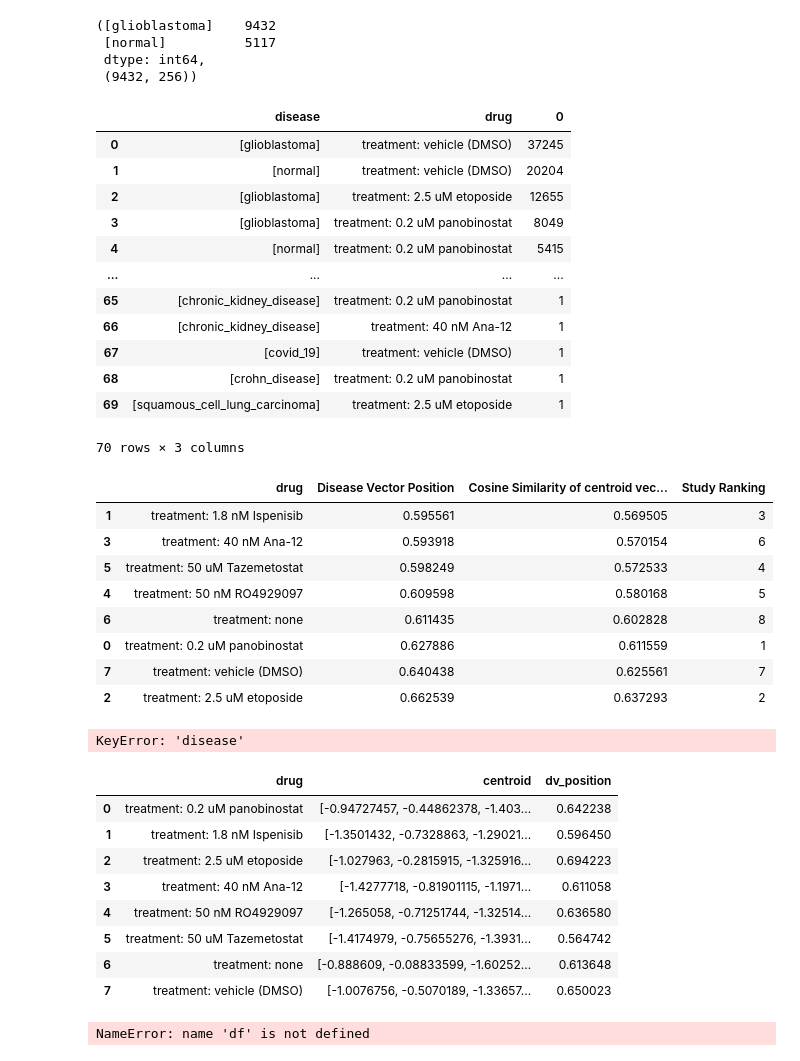
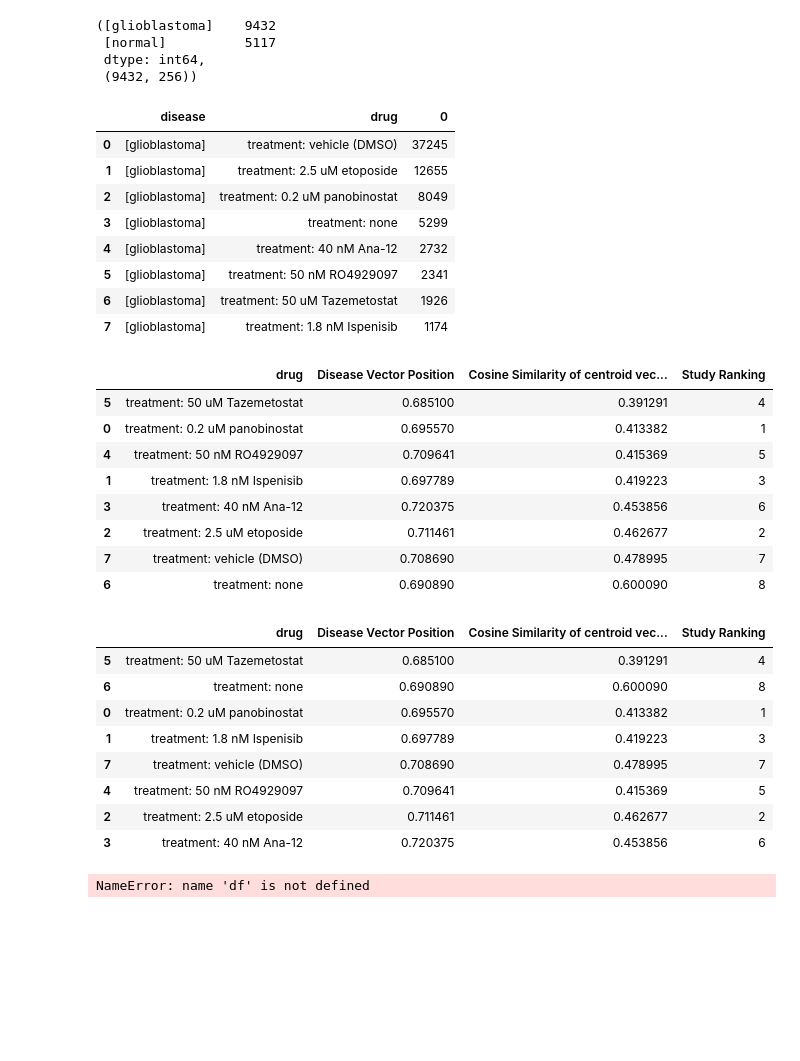
Before and after one commit to absentia-labs/disease-vectors, a Jupyter notebook: analysis/notebooks/glioblastoma_drug_screen.ipynb, the cells around one changed output. Drawn from its saved outputs; the diff is of its cells as text; code cells hidden in the pictures; blank space fills up the shorter version.

```diff
--- a/analysis/notebooks/glioblastoma_drug_screen.ipynb
+++ b/analysis/notebooks/glioblastoma_drug_screen.ipynb
@@ -148,77 +148,68 @@ df_g.to_pickle(EMBEDDING_DIR + "embeddings.pkl")
 # Analysis of df_g
 import numpy as np
 df_g = pd.read_pickle(EMBEDDING_DIR + "embeddings.pkl")
 df_g['disease'] = np.array(df_g['predictions'].tolist())[:, tok.phenotypic_types.index('disease')]
 
 
 
 v = b - a
 v /= np.dot(v,v)
 
-#df_g = df_g[df_g['disease'] == '[normal]']
-#df_g = df_g[df_g['disease'] == '[glioblastoma]']
+
+s_a = np.array(df_g[(df_g['disease'] == "[normal]") & (df_g['drug'] == "treatment: none")]['embeddings'].tolist()).mean(axis=0)
+
+df_g = df_g[df_g['disease'] == '[glioblastoma]']
+
 study_ranking = drug_effectiveness_rank = {
     "treatment: 0.2 uM panobinostat": 1,
     "treatment: 2.5 uM etoposide": 2,
     "treatment: 1.8 nM Ispenisib": 3,
     "treatment: 50 uM Tazemetostat": 4,
     "treatment: 50 nM RO4929097": 5,
     "treatment: 40 nM Ana-12": 6,
     "treatment: vehicle (DMSO)": 7,
     "treatment: none": 8
 }
 display(df_g.value_counts(['disease', 'drug']).reset_index())
 centroid_study = df_g.groupby('drug').apply(lambda g: pd.Series({'centroid': np.array(g['embeddings']).mean(axis=0)})).reset_index()
 centroid_study['Disease Vector Position'] = centroid_study['centroid'].apply(lambda c: (c - a) @ v)
 centroid_study['shifted'] = centroid_study['centroid'].apply(lambda c: c - centroid_study[centroid_study['drug'] == 'treatment: none']['centroid'].values[0])
-centroid_study['Cosine Similarity of centroid vectors'] = centroid_study['centroid'].apply(lambda s: (np.dot(s-a, b-a))/(np.linalg.norm(b-a) * np.linalg.norm(s-a)))
+centroid_study['Cosine Similarity of centroid vectors'] = centroid_study['centroid'].apply(lambda s: (np.dot(s-s_a, b-a))/(np.linalg.norm(b-a) * np.linalg.norm(s-s_a)))
 centroid_study['Study Ranking'] = centroid_study['drug'].apply(lambda x: study_ranking.get(x,x))
+centroid_study[['drug' ,'Disease Vector Position', 'Cosine Similarity of centroid vectors', 'Study Ranking']].sort_values('Disease Vector Position')
 centroid_study[['drug' ,'Disease Vector Position', 'Cosine Similarity of centroid vectors', 'Study Ranking']].sort_values('Cosine Similarity of centroid vectors')
 # %% [output]
 |  | disease | drug | 0 |
 | 0 | [glioblastoma] | treatment: vehicle (DMSO) | 37245 |
-| 1 | [normal] | treatment: vehicle (DMSO) | 20204 |
-| 2 | [glioblastoma] | treatment: 2.5 uM etoposide | 12655 |
-| 3 | [glioblastoma] | treatment: 0.2 uM panobinostat | 8049 |
-| 4 | [normal] | treatment: 0.2 uM panobinostat | 5415 |
-| ... | ... | ... | ... |
-| 65 | [chronic_kidney_disease] | treatment: 0.2 uM panobinostat | 1 |
-| 66 | [chronic_kidney_disease] | treatment: 40 nM Ana-12 | 1 |
-| 67 | [covid_19] | treatment: vehicle (DMSO) | 1 |
-| 68 | [crohn_disease] | treatment: 0.2 uM panobinostat | 1 |
-| 69 | [squamous_cell_lung_carcinoma] | treatment: 2.5 uM etoposide | 1 |
+| 1 | [glioblastoma] | treatment: 2.5 uM etoposide | 12655 |
+| 2 | [glioblastoma] | treatment: 0.2 uM panobinostat | 8049 |
+| 3 | [glioblastoma] | treatment: none | 5299 |
+| 4 | [glioblastoma] | treatment: 40 nM Ana-12 | 2732 |
+| 5 | [glioblastoma] | treatment: 50 nM RO4929097 | 2341 |
+| 6 | [glioblastoma] | treatment: 50 uM Tazemetostat | 1926 |
+| 7 | [glioblastoma] | treatment: 1.8 nM Ispenisib | 1174 |
-70 rows × 3 columns
 |  | drug | Disease Vector Position | Cosine Similarity of centroid vec... | Study Ranking |
-| 1 | treatment: 1.8 nM Ispenisib | 0.595561 | 0.569505 | 3 |
-| 3 | treatment: 40 nM Ana-12 | 0.593918 | 0.570154 | 6 |
-| 5 | treatment: 50 uM Tazemetostat | 0.598249 | 0.572533 | 4 |
-| 4 | treatment: 50 nM RO4929097 | 0.609598 | 0.580168 | 5 |
-| 6 | treatment: none | 0.611435 | 0.602828 | 8 |
-| 0 | treatment: 0.2 uM panobinostat | 0.627886 | 0.611559 | 1 |
-| 7 | treatment: vehicle (DMSO) | 0.640438 | 0.625561 | 7 |
-| 2 | treatment: 2.5 uM etoposide | 0.662539 | 0.637293 | 2 |
+| 5 | treatment: 50 uM Tazemetostat | 0.685100 | 0.391291 | 4 |
+| 0 | treatment: 0.2 uM panobinostat | 0.695570 | 0.413382 | 1 |
+| 4 | treatment: 50 nM RO4929097 | 0.709641 | 0.415369 | 5 |
+| 1 | treatment: 1.8 nM Ispenisib | 0.697789 | 0.419223 | 3 |
+| 3 | treatment: 40 nM Ana-12 | 0.720375 | 0.453856 | 6 |
+| 2 | treatment: 2.5 uM etoposide | 0.711461 | 0.462677 | 2 |
+| 7 | treatment: vehicle (DMSO) | 0.708690 | 0.478995 | 7 |
+| 6 | treatment: none | 0.690890 | 0.600090 | 8 |
-# %%
-
-v = b - a
-v /= np.dot(v,v)
-
-centroid_study[centroid_study['disease'] == '[glioblastoma]']
-centroid_study = df_g.groupby('drug').apply(lambda g: pd.Series({'centroid': np.array(g['embeddings']).mean(axis=0)})).reset_index()
-centroid_study['dv_position'] = centroid_study['centroid'].apply(lambda c: (c - a) @ v)
-# %% [output]
-KeyError: 'disease'
 # %%
-centroid_study
+centroid_study[['drug' ,'Disease Vector Position', 'Cosine Similarity of centroid vectors', 'Study Ranking']].sort_values('Disease Vector Position')
+# features related to the change of state.
 # %% [output]
-|  | drug | centroid | dv_position |
-| 0 | treatment: 0.2 uM panobinostat | [-0.94727457, -0.44862378, -1.403... | 0.642238 |
-| 1 | treatment: 1.8 nM Ispenisib | [-1.3501432, -0.7328863, -1.29021... | 0.596450 |
-| 2 | treatment: 2.5 uM etoposide | [-1.027963, -0.2815915, -1.325916... | 0.694223 |
-| 3 | treatment: 40 nM Ana-12 | [-1.4277718, -0.81901115, -1.1971... | 0.611058 |
-| 4 | treatment: 50 nM RO4929097 | [-1.265058, -0.71251744, -1.32514... | 0.636580 |
-| 5 | treatment: 50 uM Tazemetostat | [-1.4174979, -0.75655276, -1.3931... | 0.564742 |
-| 6 | treatment: none | [-0.888609, -0.08833599, -1.60252... | 0.613648 |
-| 7 | treatment: vehicle (DMSO) | [-1.0076756, -0.5070189, -1.33657... | 0.650023 |
+|  | drug | Disease Vector Position | Cosine Similarity of centroid vec... | Study Ranking |
+| 5 | treatment: 50 uM Tazemetostat | 0.685100 | 0.391291 | 4 |
+| 6 | treatment: none | 0.690890 | 0.600090 | 8 |
+| 0 | treatment: 0.2 uM panobinostat | 0.695570 | 0.413382 | 1 |
+| 1 | treatment: 1.8 nM Ispenisib | 0.697789 | 0.419223 | 3 |
+| 7 | treatment: vehicle (DMSO) | 0.708690 | 0.478995 | 7 |
+| 4 | treatment: 50 nM RO4929097 | 0.709641 | 0.415369 | 5 |
+| 2 | treatment: 2.5 uM etoposide | 0.711461 | 0.462677 | 2 |
+| 3 | treatment: 40 nM Ana-12 | 0.720375 | 0.453856 | 6 |
 # %%
 df_g = pd.DataFrame({"embeddings": embeddings, "labels": labels, "predictions": predictions, "drug": drug})
 df_g.to_pickle(EMBEDDING_DIR + "embeddings.pkl")
```
Also changed, not shown: 5 other files.
